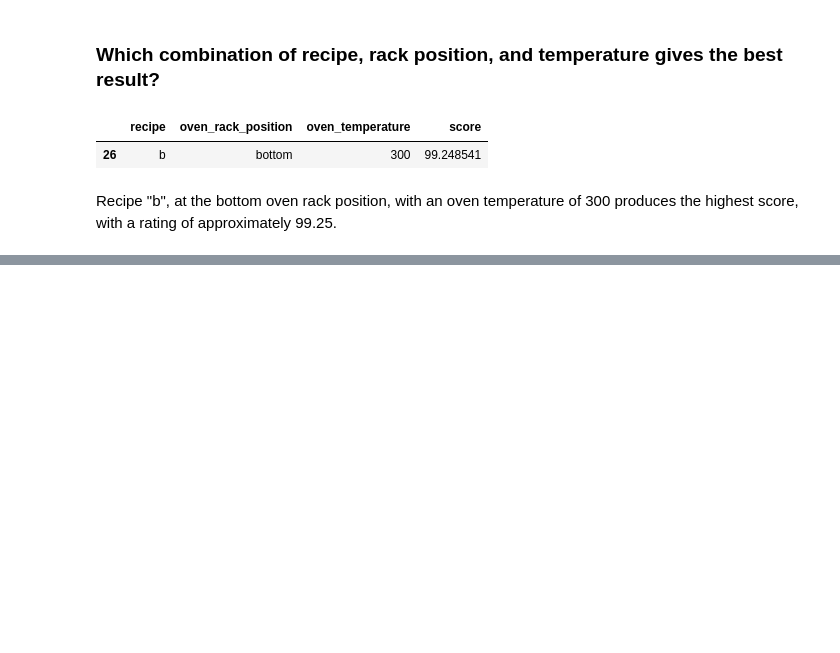
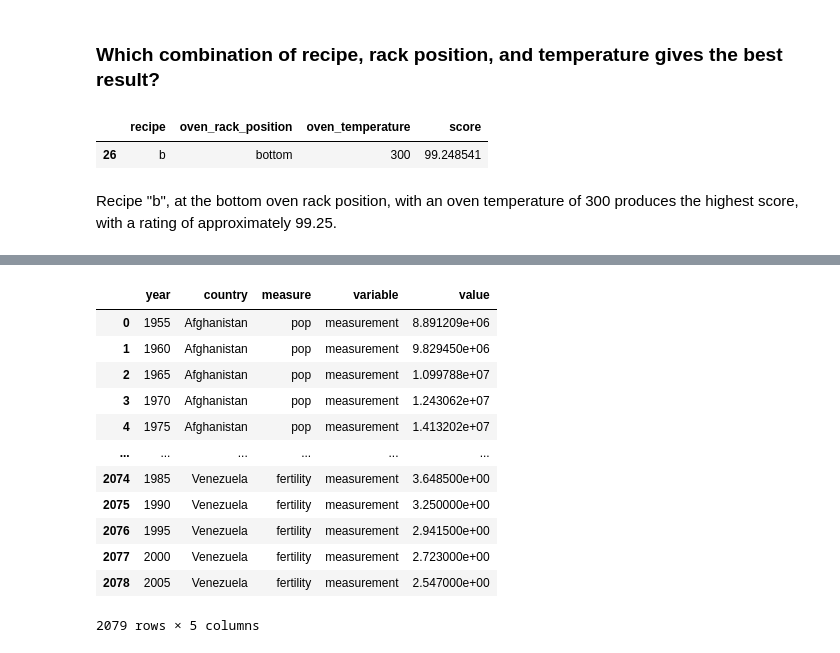
Before and after one commit to malachi-hale/classification-exercises, a Jupyter notebook: tidy-data.ipynb, the cells around one changed output, grey strips where cells are left out. Drawn from its saved outputs; the diff is of its cells as text; code cells hidden in the pictures; blank space fills up the shorter version.

```diff
--- a/tidy-data.ipynb
+++ b/tidy-data.ipynb
@@ -259,0 +264,2 @@ Recipe "b", at the bottom oven rack position, with an oven temperature of 300 pr
+# %%
+gapminder1 = pd.read_csv('untidy-data/gapminder1.csv')
@@ -259,0 +275,18 @@ Recipe "b", at the bottom oven rack position, with an oven temperature of 300 pr
+# %%
+gapminder1 = gapminder1.melt(id_vars =  ['year', 'country', 'measure'], value_name="value")
+# %%
+gapminder1
+# %% [output]
+|  | year | country | measure | variable | value |
+| 0 | 1955 | Afghanistan | pop | measurement | 8.891209e+06 |
+| 1 | 1960 | Afghanistan | pop | measurement | 9.829450e+06 |
+| 2 | 1965 | Afghanistan | pop | measurement | 1.099788e+07 |
+| 3 | 1970 | Afghanistan | pop | measurement | 1.243062e+07 |
+| 4 | 1975 | Afghanistan | pop | measurement | 1.413202e+07 |
+| ... | ... | ... | ... | ... | ... |
+| 2074 | 1985 | Venezuela | fertility | measurement | 3.648500e+00 |
+| 2075 | 1990 | Venezuela | fertility | measurement | 3.250000e+00 |
+| 2076 | 1995 | Venezuela | fertility | measurement | 2.941500e+00 |
+| 2077 | 2000 | Venezuela | fertility | measurement | 2.723000e+00 |
+| 2078 | 2005 | Venezuela | fertility | measurement | 2.547000e+00 |
+2079 rows × 5 columns
```
Also changed, not shown: parts of 29 cells of this notebook.
